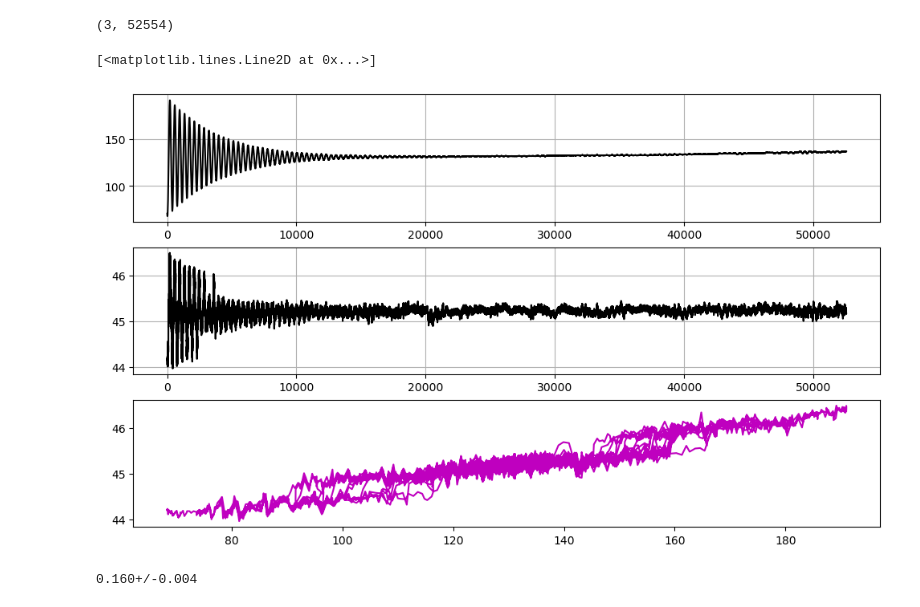
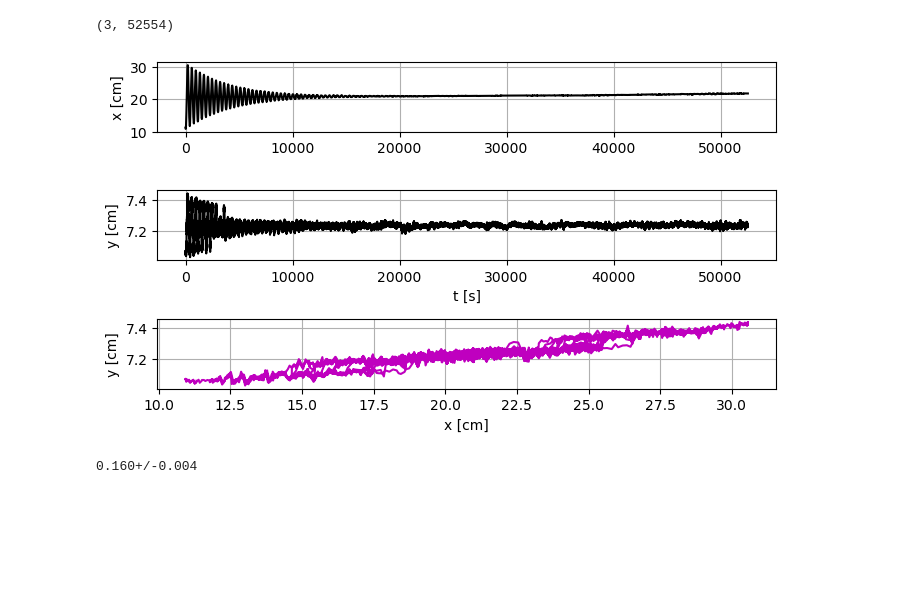
Before and after one commit to lucasruppert/GravCon, a Jupyter notebook: grav_con_m7_vary_r_inclNight_weightedMean.ipynb, the cells around one changed output. Saved outputs shown, nothing was run; the diff lists cells and outputs as text; code cells hidden in the pictures; blank space fills up the shorter version.

```diff
--- a/grav_con_m7_vary_r_inclNight_weightedMean.ipynb
+++ b/grav_con_m7_vary_r_inclNight_weightedMean.ipynb
@@ -7,20 +126,30 @@ from uncertainties import unumpy as unp
 # %%
 #night meas analysis
 night = np.loadtxt('m5/m5_p0_nacht.txt', skiprows=2, unpack=True)
 print(night.shape)
-plt.figure(figsize=(12,7))
+plt.figure(figsize=(7,4))
 plt.subplot(311)
-plt.plot(night[0,:],night[1,:], 'k')
+plt.plot(night[0,:],night[1,:]*0.160, 'k')
+#plt.ylim(120*0.160,140*0.160)
 plt.grid()
+plt.ylabel('x [cm]')
 plt.subplot(312)
-plt.plot(night[0,:],night[2,:], 'k')
+plt.plot(night[0,:],night[2,:]*0.160, 'k')
 plt.grid()
+plt.ylabel('y [cm]')
+plt.xlabel('t [s]')
 plt.subplot(313)
-plt.plot(night[1,:],night[2,:], 'm')
+plt.plot(night[1,:]*0.160,night[2,:]*0.160, 'm')
+plt.grid()
+plt.ylabel('y [cm]')
+plt.xlabel('x [cm]')
+
+plt.tight_layout()
+#plt.savefig('night_raw.png')
+#plt.savefig('night_raw.pdf')
 # %% [output]
 (3, 52554)
-[<matplotlib.lines.Line2D at 0x...>]
-[figure, old version]
+[figure, new version]
 # %%
 def theta(t, A, tau, w, phase, h):
         return A * np.exp(-t/tau) * np.sin(w*t + phase) + h
```
Also changed, not shown: parts of 8 cells of this notebook, 3 other files.
